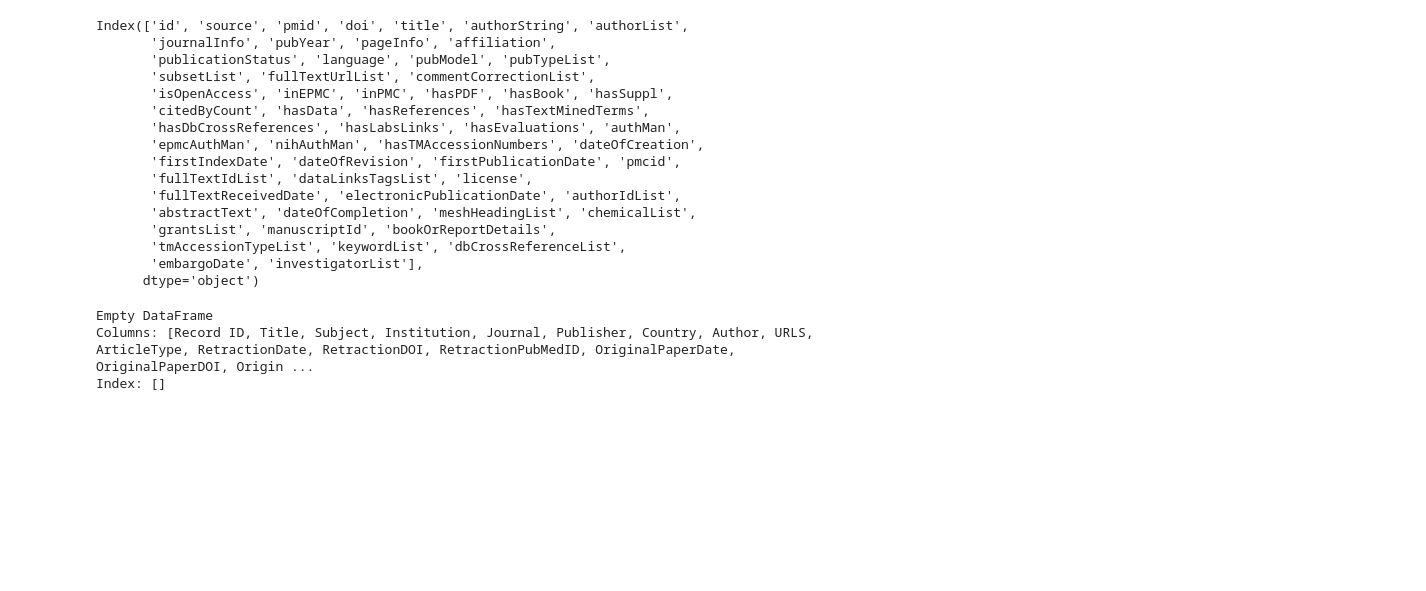
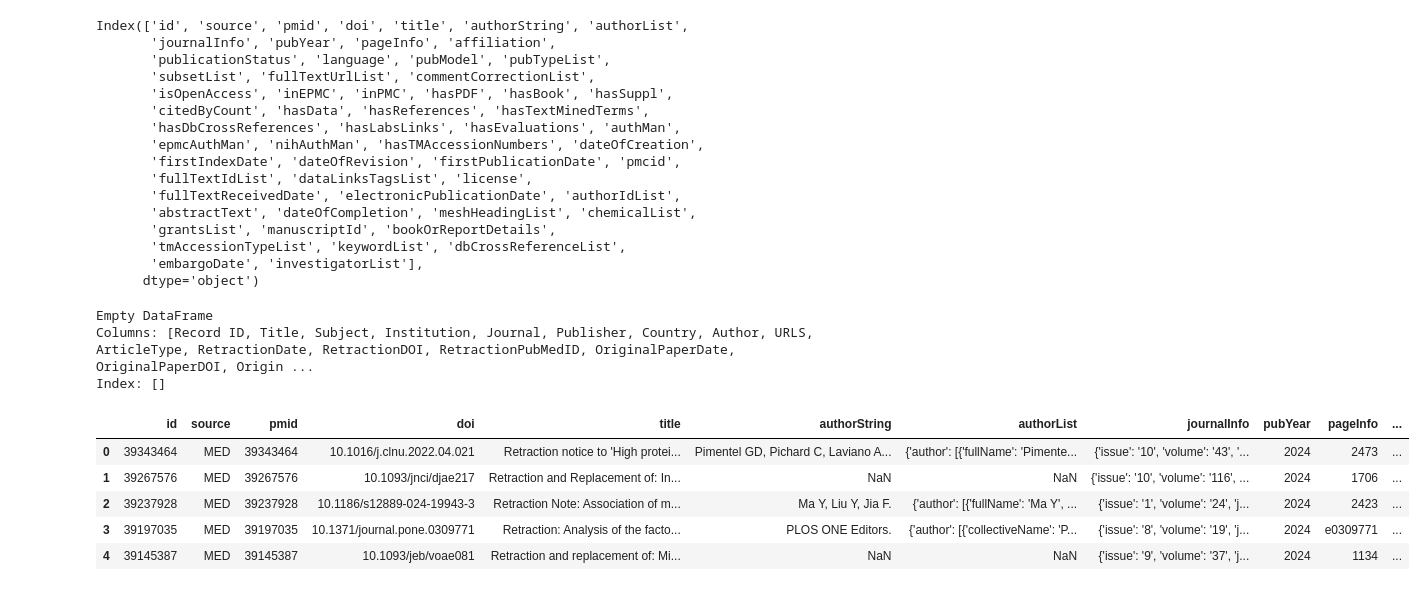
Before and after one commit to Ayushshah1601/ProgrammingErrorsScientifcPapers, a Jupyter notebook: ElleOBrien.ipynb, the cells around one changed output. Saved outputs shown, nothing was run; the diff lists cells and outputs as text; code cells hidden in the pictures; blank space fills up the shorter version.

```diff
--- a/ElleOBrien.ipynb
+++ b/ElleOBrien.ipynb
@@ -217,3 +217,13 @@ print(nan_titles)
 Empty DataFrame
 Columns: [Record ID, Title, Subject, Institution, Journal, Publisher, Country, Author, URLS, ArticleType, RetractionDate, RetractionDOI, RetractionPubMedID, OriginalPaperDate, OriginalPaperDOI, Origin ...
 Index: []
+# %%
+pd.set_option('display.max_columns', None)
+metadata_df.head()
+# %% [output]
+|  | id | source | pmid | doi | title | authorString | authorList | journalInfo | pubYear | pageInfo | ... |
+| 0 | 39343464 | MED | 39343464 | 10.1016/j.clnu.2022.04.021 | Retraction notice to 'High protei... | Pimentel GD, Pichard C, Laviano A... | {'author': [{'fullName': 'Pimente... | {'issue': '10', 'volume': '43', '... | 2024 | 2473 | ... |
+| 1 | 39267576 | MED | 39267576 | 10.1093/jnci/djae217 | Retraction and Replacement of: In... | NaN | NaN | {'issue': '10', 'volume': '116', ... | 2024 | 1706 | ... |
+| 2 | 39237928 | MED | 39237928 | 10.1186/s12889-024-19943-3 | Retraction Note: Association of m... | Ma Y, Liu Y, Jia F. | {'author': [{'fullName': 'Ma Y', ... | {'issue': '1', 'volume': '24', 'j... | 2024 | 2423 | ... |
+| 3 | 39197035 | MED | 39197035 | 10.1371/journal.pone.0309771 | Retraction: Analysis of the facto... | PLOS ONE Editors. | {'author': [{'collectiveName': 'P... | {'issue': '8', 'volume': '19', 'j... | 2024 | e0309771 | ... |
+| 4 | 39145387 | MED | 39145387 | 10.1093/jeb/voae081 | Retraction and replacement of: Mi... | NaN | NaN | {'issue': '9', 'volume': '37', 'j... | 2024 | 1134 | ... |
```
Also changed, not shown: parts of 27 cells of this notebook, 14 other files.
